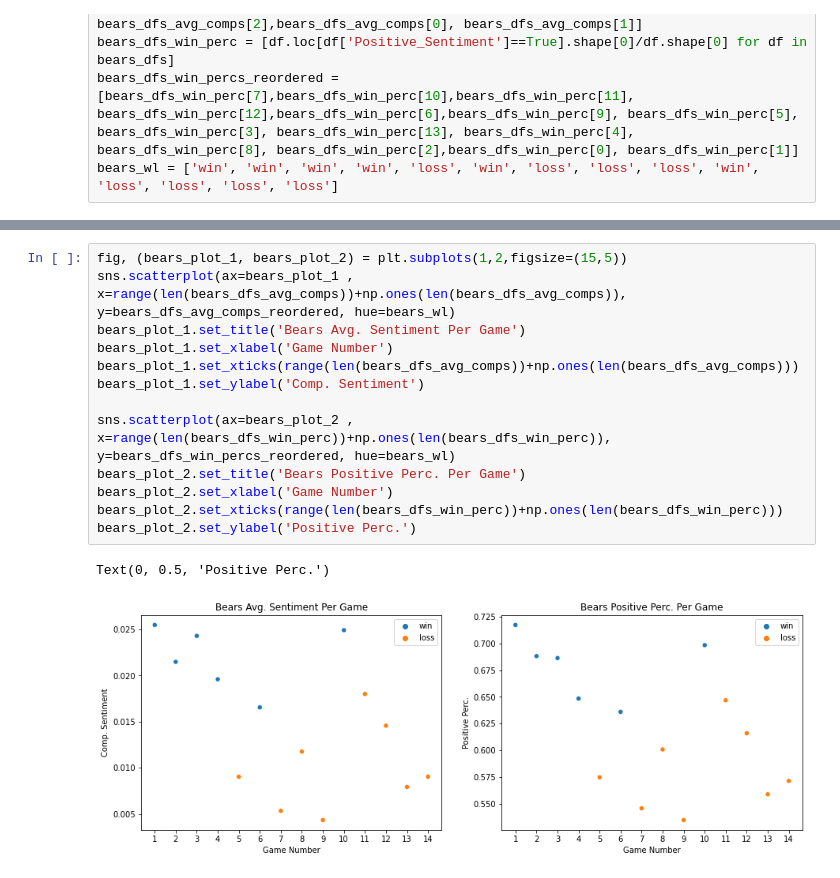
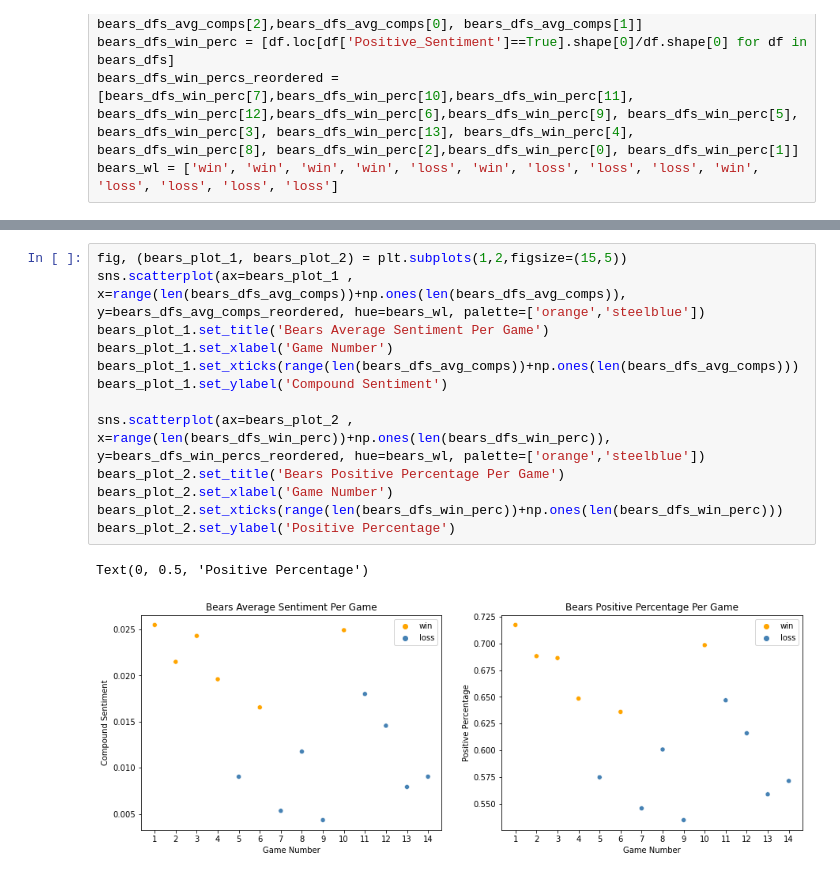
Before and after one commit to CAGeorge0418/CSCI4502_Project, a Jupyter notebook: Niners_Bears/Niners_Bears_Comp_Avg.ipynb, the cells around one changed output, grey strips where cells are left out. Drawn from its saved outputs; the diff is of its cells as text.

```diff
--- a/Niners_Bears/Niners_Bears_Comp_Avg.ipynb
+++ b/Niners_Bears/Niners_Bears_Comp_Avg.ipynb
@@ -71,16 +71,16 @@ Text(0, 0.5, 'Positive Perc.')
 # %%
 fig, (bears_plot_1, bears_plot_2) = plt.subplots(1,2,figsize=(15,5))
-sns.scatterplot(ax=bears_plot_1 , x=range(len(bears_dfs_avg_comps))+np.ones(len(bears_dfs_avg_comps)), y=bears_dfs_avg_comps_reordered, hue=bears_wl)
-bears_plot_1.set_title('Bears Avg. Sentiment Per Game')
+sns.scatterplot(ax=bears_plot_1 , x=range(len(bears_dfs_avg_comps))+np.ones(len(bears_dfs_avg_comps)), y=bears_dfs_avg_comps_reordered, hue=bears_wl, palette=['orange','steelblue'])
+bears_plot_1.set_title('Bears Average Sentiment Per Game')
 bears_plot_1.set_xlabel('Game Number')
 bears_plot_1.set_xticks(range(len(bears_dfs_avg_comps))+np.ones(len(bears_dfs_avg_comps)))
-bears_plot_1.set_ylabel('Comp. Sentiment')
+bears_plot_1.set_ylabel('Compound Sentiment')
 
-sns.scatterplot(ax=bears_plot_2 , x=range(len(bears_dfs_win_perc))+np.ones(len(bears_dfs_win_perc)), y=bears_dfs_win_percs_reordered, hue=bears_wl)
-bears_plot_2.set_title('Bears Positive Perc. Per Game')
+sns.scatterplot(ax=bears_plot_2 , x=range(len(bears_dfs_win_perc))+np.ones(len(bears_dfs_win_perc)), y=bears_dfs_win_percs_reordered, hue=bears_wl, palette=['orange','steelblue'])
+bears_plot_2.set_title('Bears Positive Percentage Per Game')
 bears_plot_2.set_xlabel('Game Number')
 bears_plot_2.set_xticks(range(len(bears_dfs_win_perc))+np.ones(len(bears_dfs_win_perc)))
-bears_plot_2.set_ylabel('Positive Perc.')
+bears_plot_2.set_ylabel('Positive Percentage')
 # %% [output]
-Text(0, 0.5, 'Positive Perc.')
+Text(0, 0.5, 'Positive Percentage')
-[figure, old version]
+[figure, new version]
```
Also changed, not shown: parts of 1 cell of this notebook, 3 other files.
